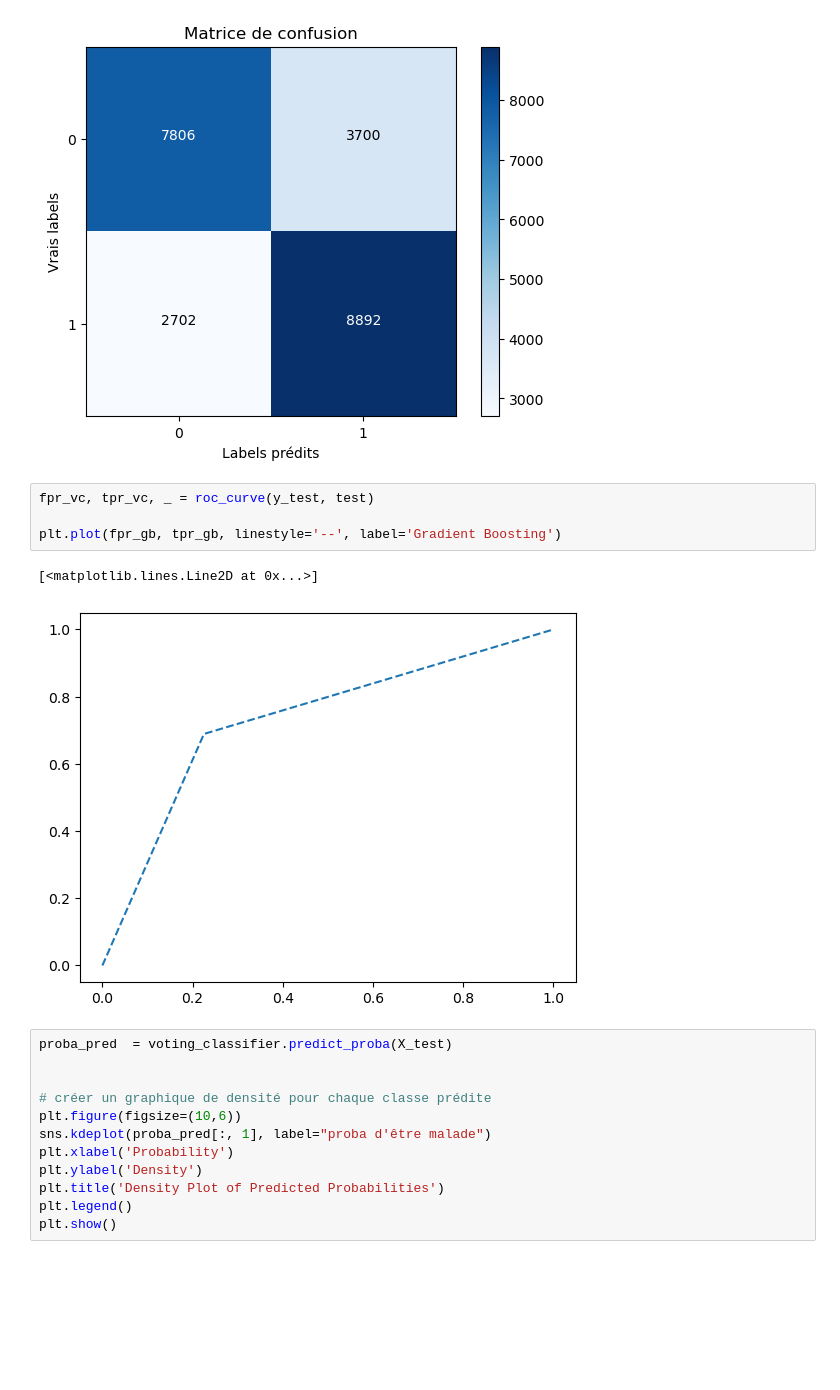
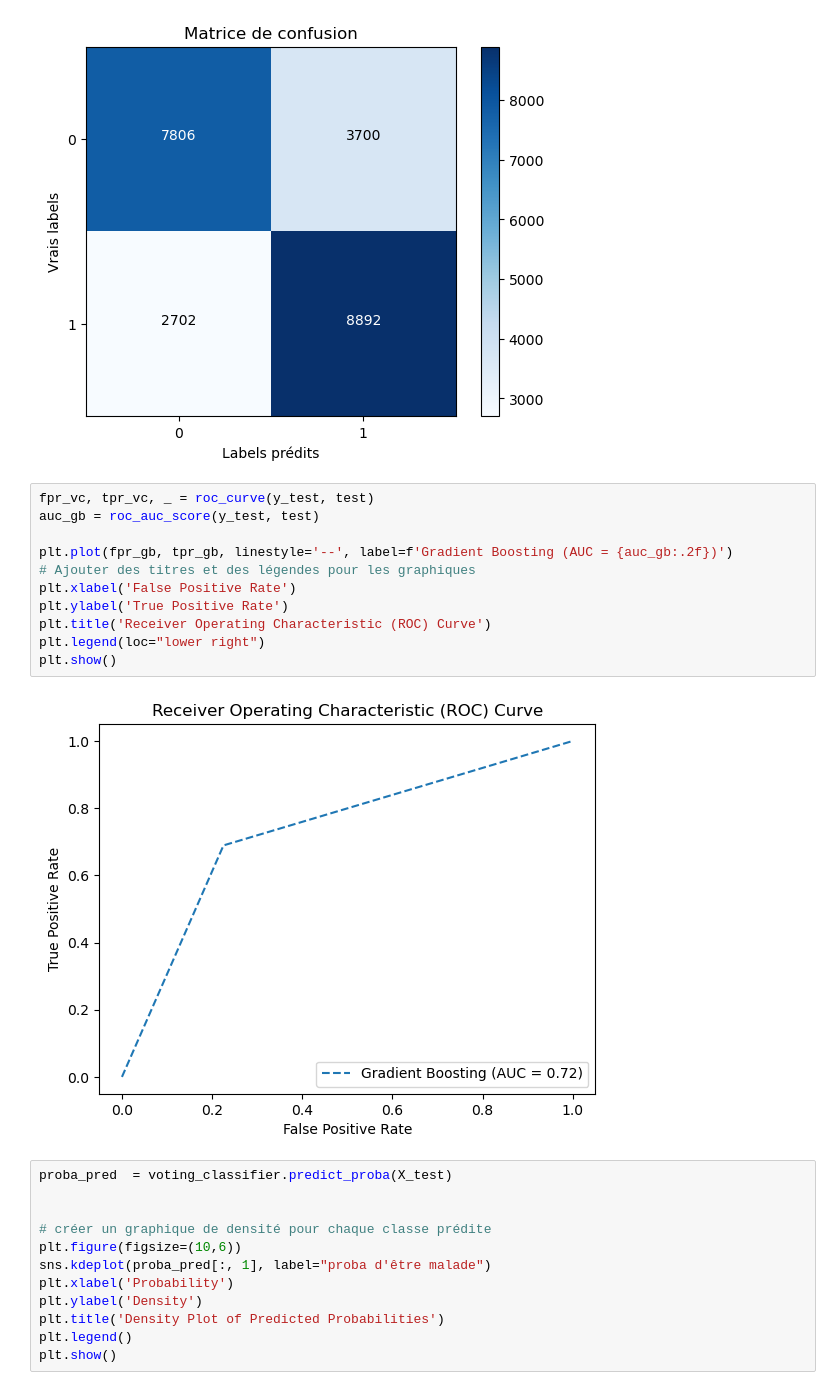
Before and after one commit to corentinGregoire/TP-Moreau, a Jupyter notebook: Sélection modèles.ipynb, the cells around one changed output. Saved outputs shown, nothing was run; the diff lists cells and outputs as text; blank space fills up the shorter version.

```diff
--- a/Sélection modèles.ipynb
+++ b/Sélection modèles.ipynb
@@ -574,13 +574,19 @@ print_nice_conf_matrix(y_test, cm)
    macro avg       0.72      0.72      0.72     23100
 weighted avg       0.72      0.72      0.72     23100
 [figure]
-# %%
-fpr_vc, tpr_vc, _ = roc_curve(y_test, test)
-
-plt.plot(fpr_gb, tpr_gb, linestyle='--', label='Gradient Boosting')
-# %% [output]
-[<matplotlib.lines.Line2D at 0x...>]
-[figure, removed]
+# %%
+fpr_vc, tpr_vc, _ = roc_curve(y_test, test)
+auc_gb = roc_auc_score(y_test, test)
+
+plt.plot(fpr_gb, tpr_gb, linestyle='--', label=f'Gradient Boosting (AUC = {auc_gb:.2f})')
+# Ajouter des titres et des légendes pour les graphiques
+plt.xlabel('False Positive Rate')
+plt.ylabel('True Positive Rate')
+plt.title('Receiver Operating Characteristic (ROC) Curve')
+plt.legend(loc="lower right")
+plt.show()
+# %% [output]
+[figure, added]
 # %%
 proba_pred  = voting_classifier.predict_proba(X_test)
 
```
Also changed, not shown: 1 other file.
